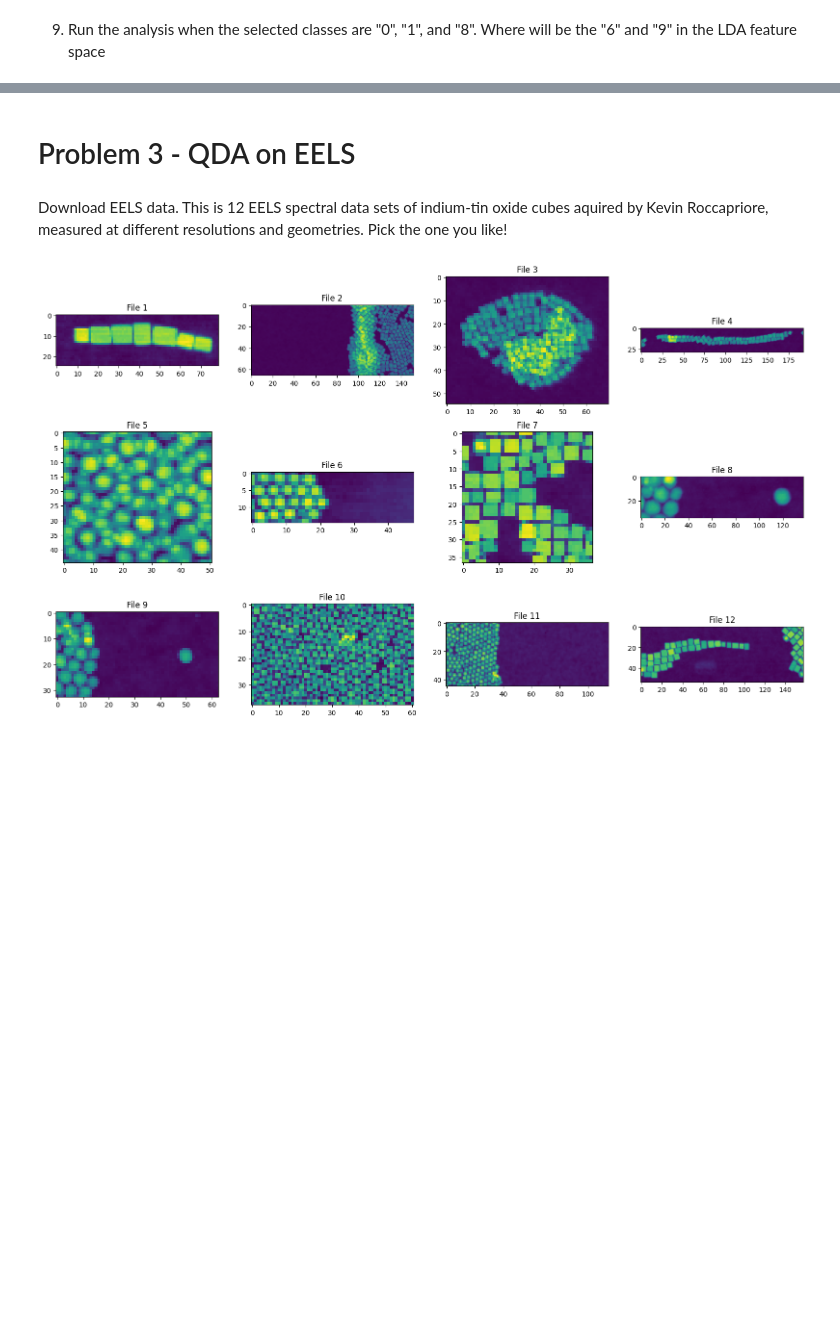
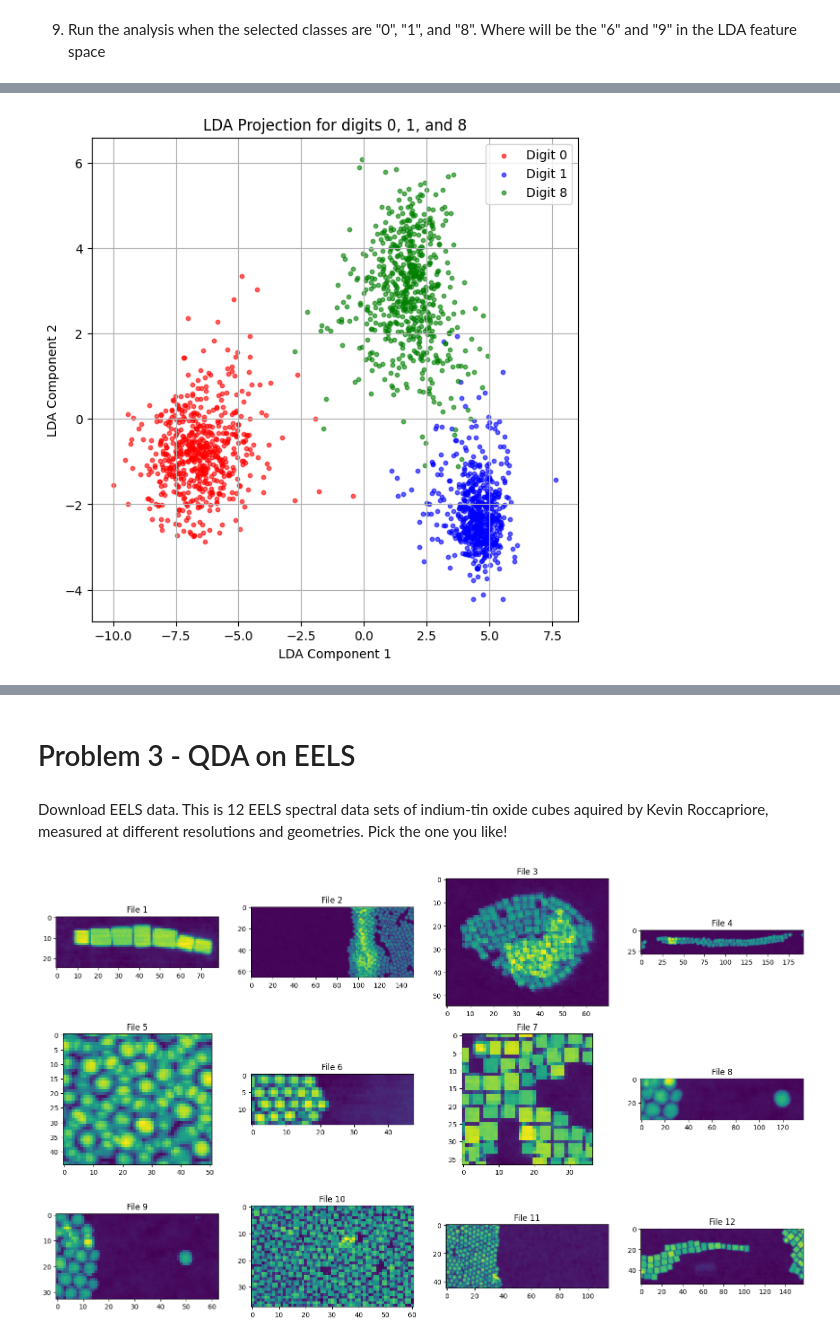
Before and after one commit to smoody-mines/MSE504, a Jupyter notebook: Homework_6.ipynb, the cells around one changed output, grey strips where cells are left out. Cells and saved outputs as stored; diff of their text form; code cells hidden in the pictures; blank space fills up the shorter version.

```diff
--- a/Homework_6.ipynb
+++ b/Homework_6.ipynb
@@ -155,0 +197,39 @@ Answer 9:
+# %%
+#only train the LDA on 0, 1, 8
+
+#flatten
+X = x_train.reshape(x_train.shape[0], -1)
+y = y_train.copy()
+
+#training digits
+class_1, class_2, class_3 = 0, 1, 8
+
+mask = np.isin(y, [class_1, class_2, class_3])
+X_train_sub = X[mask]
+y_train_sub = y[mask]
+
+
+X_train_sub = X_train_sub[::10]
+y_train_sub = y_train_sub[::10]
+
+#fit LDA
+lda = LDA(n_components=2)
+X_lda = lda.fit_transform(X_train_sub, y_train_sub)
+
+#Visualize LDA space for trained classes
+plt.figure(figsize=(7,7))
+colors = {0:'red', 1:'blue', 8:'green'}
+
+for digit, color in colors.items():
+    plt.scatter(X_lda[y_train_sub==digit,0],
+                X_lda[y_train_sub==digit,1],
+                s=10, alpha=0.6, color=color, label=f'Digit {digit}')
+
+plt.xlabel("LDA Component 1")
+plt.ylabel("LDA Component 2")
+plt.title("LDA Projection for digits 0, 1, and 8")
+plt.legend()
+plt.grid(True)
+plt.show()
+# %% [output]
+[figure, added]
```
Also changed, not shown: parts of 5 cells of this notebook.
